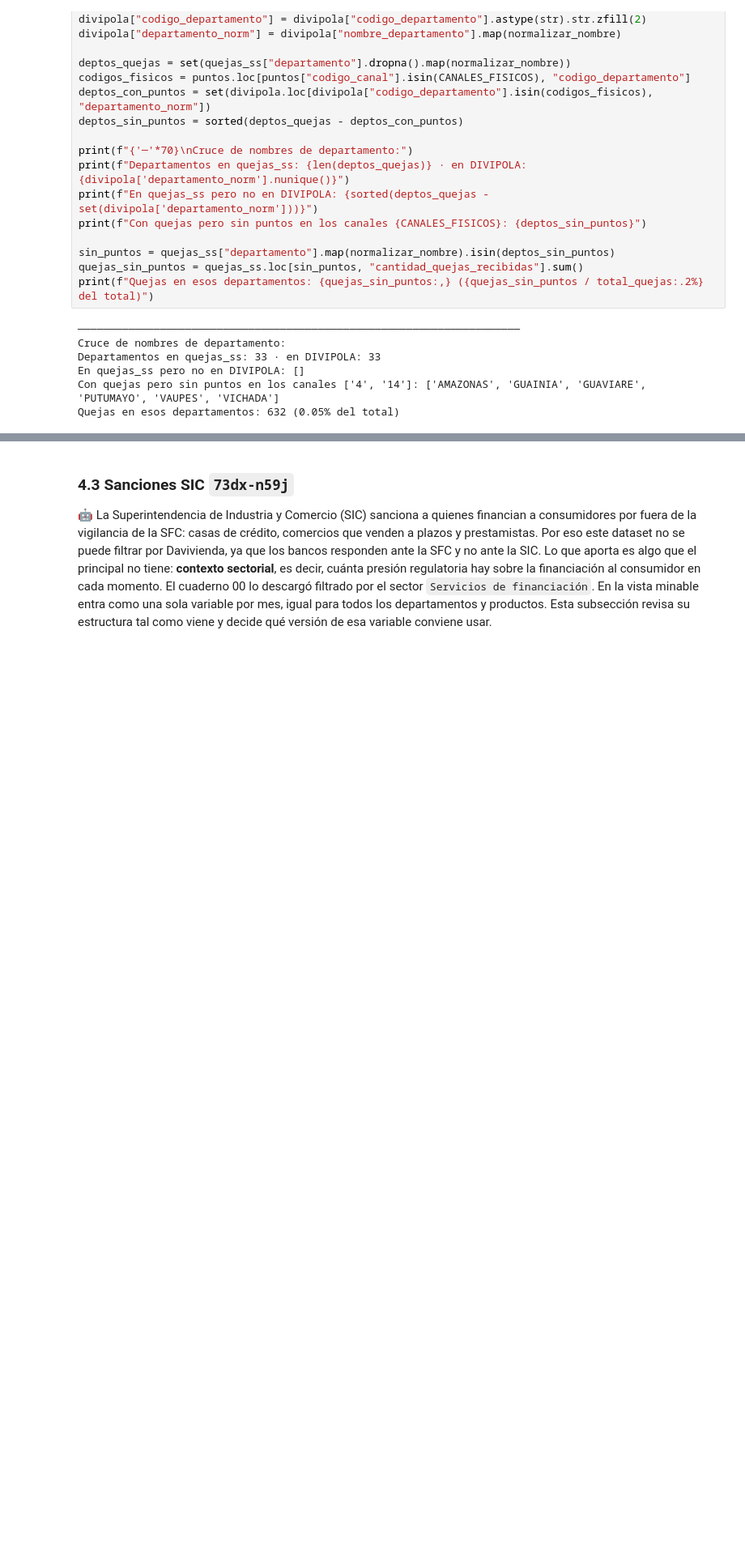
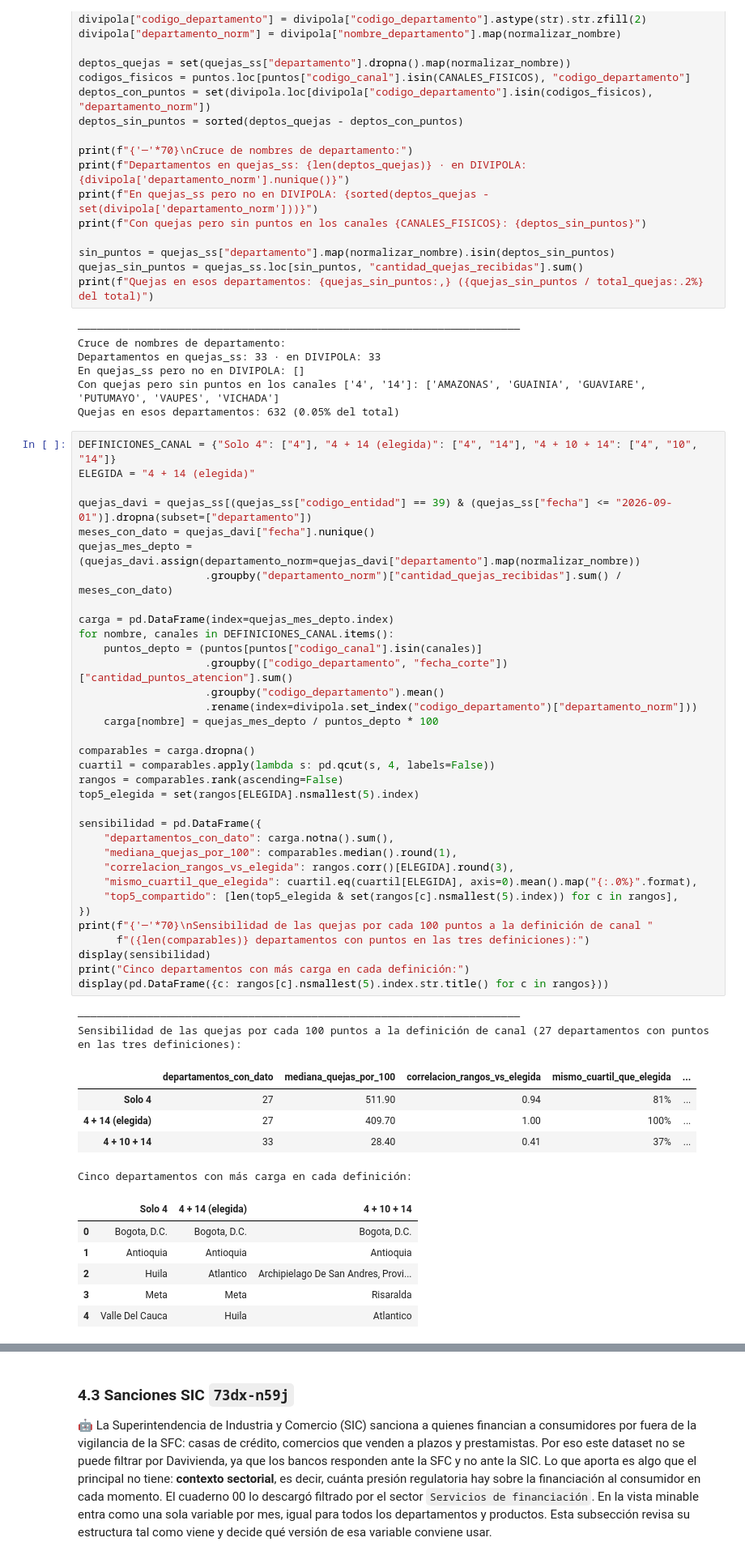
Before and after one commit to BautistaDavid/proyecto-final-gestion-datos, a Jupyter notebook: ProyectoFinal_DavidBautista_BelkyMayorga_FabianBecerra.ipynb, the cells around one changed output, grey strips where cells are left out. Shown at 81% size. Drawn from its saved outputs; the diff is of its cells as text; blank space fills up the shorter version.

```diff
--- a/ProyectoFinal_DavidBautista_BelkyMayorga_FabianBecerra.ipynb
+++ b/ProyectoFinal_DavidBautista_BelkyMayorga_FabianBecerra.ipynb
@@ -703,6 +705,54 @@ Departamentos en quejas_ss: 33 · en DIVIPOLA: 33
 En quejas_ss pero no en DIVIPOLA: []
 Con quejas pero sin puntos en los canales ['4', '14']: ['AMAZONAS', 'GUAINIA', 'GUAVIARE', 'PUTUMAYO', 'VAUPES', 'VICHADA']
 Quejas en esos departamentos: 632 (0.05% del total)
+# %%
+DEFINICIONES_CANAL = {"Solo 4": ["4"], "4 + 14 (elegida)": ["4", "14"], "4 + 10 + 14": ["4", "10", "14"]}
+ELEGIDA = "4 + 14 (elegida)"
+
+quejas_davi = quejas_ss[(quejas_ss["codigo_entidad"] == 39) & (quejas_ss["fecha"] <= "2026-09-01")].dropna(subset=["departamento"])
+meses_con_dato = quejas_davi["fecha"].nunique()
+quejas_mes_depto = (quejas_davi.assign(departamento_norm=quejas_davi["departamento"].map(normalizar_nombre))
+                    .groupby("departamento_norm")["cantidad_quejas_recibidas"].sum() / meses_con_dato)
+
+carga = pd.DataFrame(index=quejas_mes_depto.index)
+for nombre, canales in DEFINICIONES_CANAL.items():
+    puntos_depto = (puntos[puntos["codigo_canal"].isin(canales)]
+                    .groupby(["codigo_departamento", "fecha_corte"])["cantidad_puntos_atencion"].sum()
+                    .groupby("codigo_departamento").mean()
+                    .rename(index=divipola.set_index("codigo_departamento")["departamento_norm"]))
+    carga[nombre] = quejas_mes_depto / puntos_depto * 100
+
+comparables = carga.dropna()
+cuartil = comparables.apply(lambda s: pd.qcut(s, 4, labels=False))
+rangos = comparables.rank(ascending=False)
+top5_elegida = set(rangos[ELEGIDA].nsmallest(5).index)
+
+sensibilidad = pd.DataFrame({
+    "departamentos_con_dato": carga.notna().sum(),
+    "mediana_quejas_por_100": comparables.median().round(1),
+    "correlacion_rangos_vs_elegida": rangos.corr()[ELEGIDA].round(3),
+    "mismo_cuartil_que_elegida": cuartil.eq(cuartil[ELEGIDA], axis=0).mean().map("{:.0%}".format),
+    "top5_compartido": [len(top5_elegida & set(rangos[c].nsmallest(5).index)) for c in rangos],
+})
+print(f"{'─'*70}\nSensibilidad de las quejas por cada 100 puntos a la definición de canal "
+      f"({len(comparables)} departamentos con puntos en las tres definiciones):")
+display(sensibilidad)
+print("Cinco departamentos con más carga en cada definición:")
+display(pd.DataFrame({c: rangos[c].nsmallest(5).index.str.title() for c in rangos}))
+# %% [output]
+──────────────────────────────────────────────────────────────────────
+Sensibilidad de las quejas por cada 100 puntos a la definición de canal (27 departamentos con puntos en las tres definiciones):
+|  | departamentos_con_dato | mediana_quejas_por_100 | correlacion_rangos_vs_elegida | mismo_cuartil_que_elegida | ... |
+| Solo 4 | 27 | 511.90 | 0.94 | 81% | ... |
+| 4 + 14 (elegida) | 27 | 409.70 | 1.00 | 100% | ... |
+| 4 + 10 + 14 | 33 | 28.40 | 0.41 | 37% | ... |
+Cinco departamentos con más carga en cada definición:
+|  | Solo 4 | 4 + 14 (elegida) | 4 + 10 + 14 |
+| 0 | Bogota, D.C. | Bogota, D.C. | Bogota, D.C. |
+| 1 | Antioquia | Antioquia | Antioquia |
+| 2 | Huila | Atlantico | Archipielago De San Andres, Provi... |
+| 3 | Meta | Meta | Risaralda |
+| 4 | Valle Del Cauca | Huila | Atlantico |
 # %% [markdown]
 ### Notas sobre los puntos de atención
 
```
Also changed, not shown: parts of 28 cells of this notebook, 6 other files.
